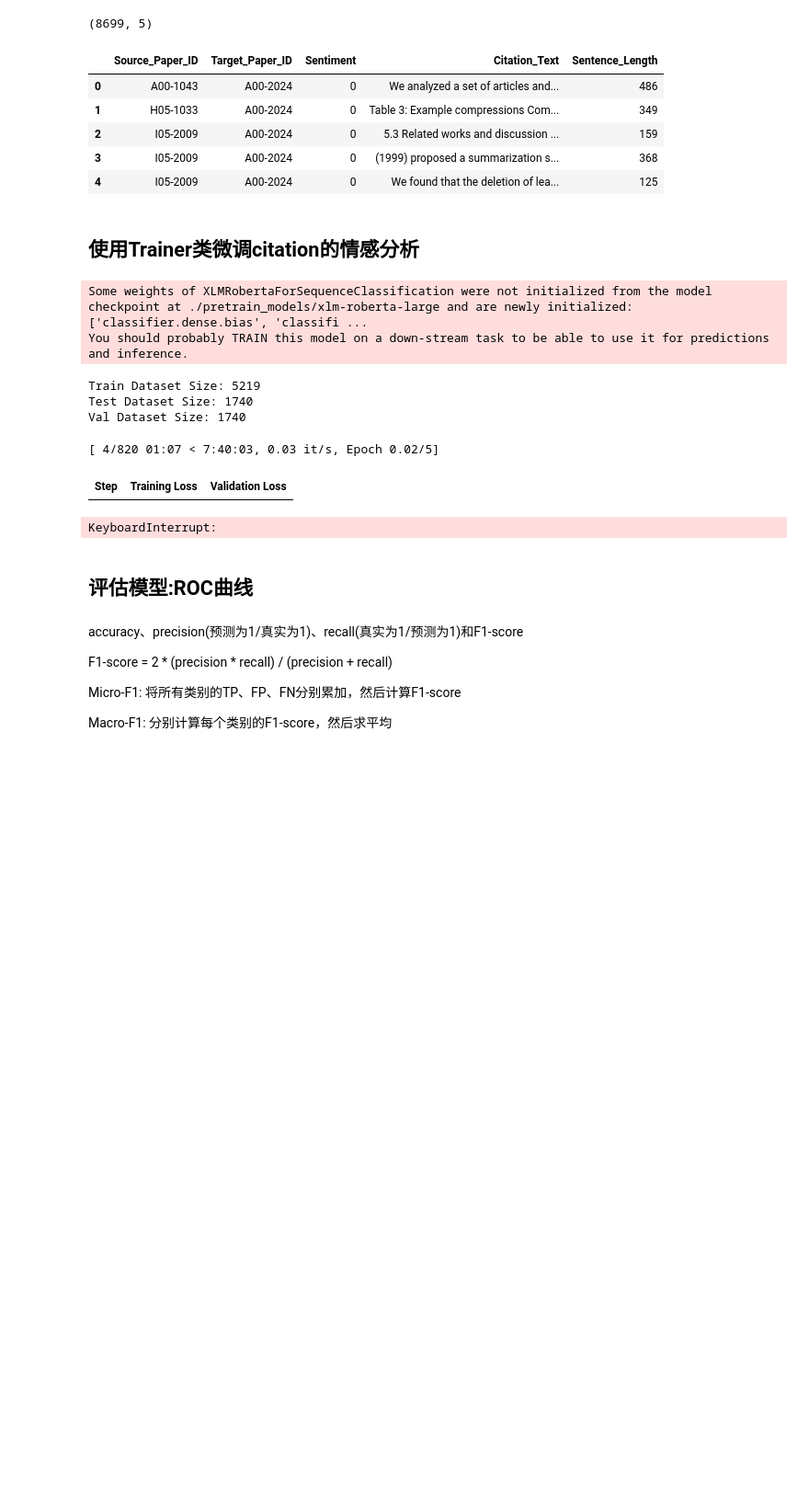
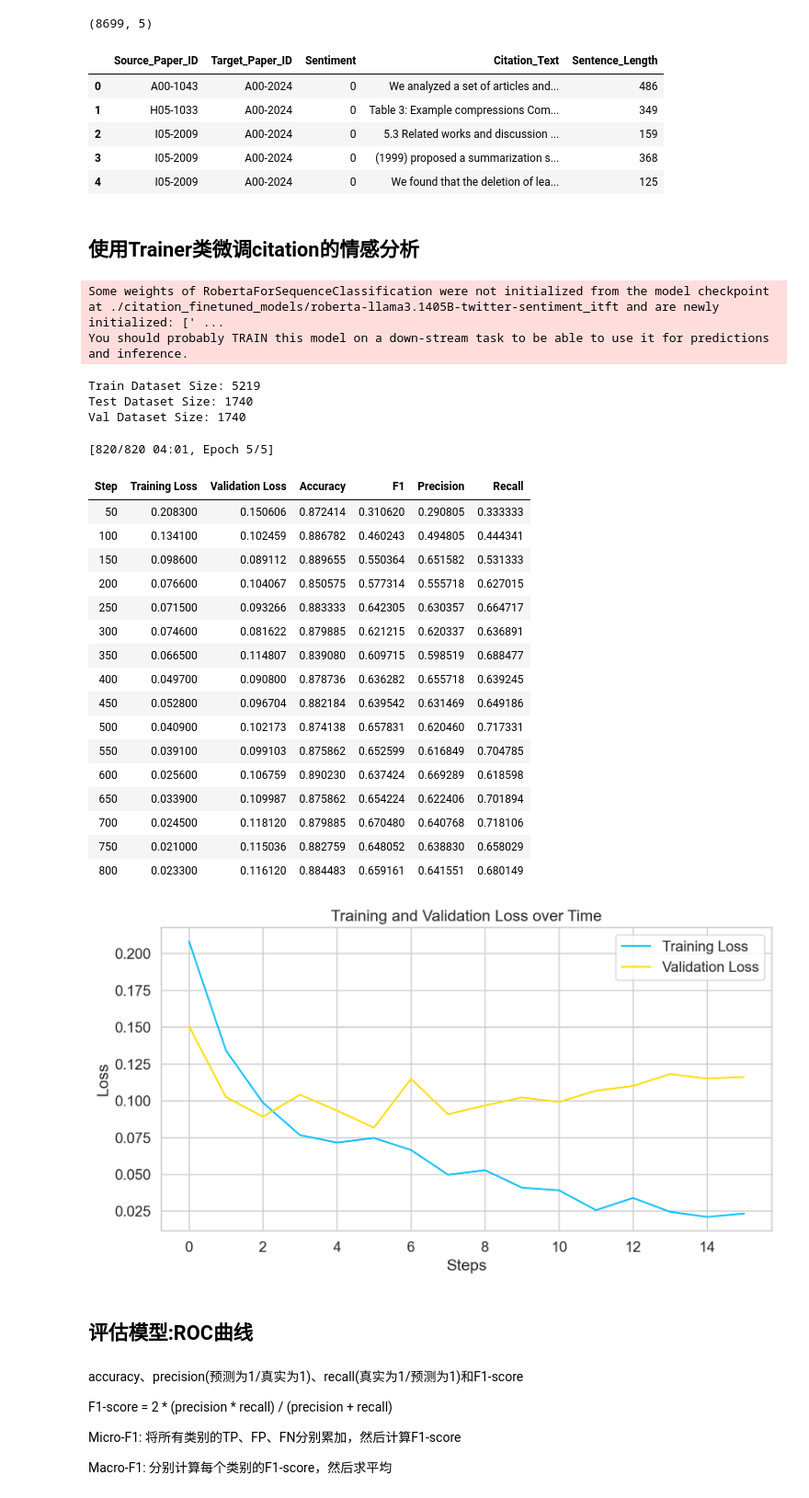
Before and after one commit to goghvan1113/TDCSA, a Jupyter notebook: bert finetuning.ipynb, the cells around one changed output. Shown at 92% size. Cells and saved outputs as stored; diff of their text form; code cells hidden in the pictures; blank space fills up the shorter version.

```diff
--- a/bert finetuning.ipynb
+++ b/bert finetuning.ipynb
@@ -15,0 +21,5 @@ from transformers import AutoTokenizer, AutoModelForSequenceClassification, Trai
+# %%
+sns.set(style='whitegrid', palette='muted', font_scale=1.2)
+HAPPY_COLORS_PALETTE = ["#01BEFE", "#FFDD00", "#FF7D00", "#FF006D", "#ADFF02", "#8F00FF"]
+sns.set_palette(sns.color_palette(HAPPY_COLORS_PALETTE))
+plt.rcParams['figure.figsize'] = 12, 8
@@ -29,18 +45,23 @@ print(device)
 cuda
 # %%
 # 模型相关参数
-base_model_name = 'xlm-roberta-large'
+PRETRAIN = True
+base_model_name = 'roberta-llama3.1405B-twitter-sentiment'
 TEST_DATASET_SIZE = 0.4
 NUM_LABELS = 3
 DATA_PATH = './data/citation_sentiment_corpus_new.csv'
-BASE_MODEL_PATH = f'./pretrain_models/{base_model_name}'
+if PRETRAIN:
+    BASE_MODEL_PATH = f'./citation_finetuned_models/{base_model_name}_itft'
+else:
+    BASE_MODEL_PATH = f'./pretrain_models/{base_model_name}'
 
 # 训练相关参数
 BATCH_SIZE = 32
-loss_type='dsc_loss' # 自定义参数 focal_loss dsc_loss ce_loss asymmetric_loss
-weight_decay = 0.01
-lr = 5e-6
+loss_type='focal_loss' # 自定义参数 focal_loss dsc_loss ce_loss asymmetric_loss
+weight_decay = 0.05  # 0.01
+lr = 2.0e-5  # 2e-5学习率，bs设置较大 5e-6
 num_epochs = 5
+warmup_ratio = 0.1
 warmup_steps = 100
 label_smoothing_factor = 0.1
 
@@ -70,7 +91,7 @@ label2id={"Neutral":0, "Positive":1, "Negative":2}
 model = AutoModelForSequenceClassification.from_pretrained(BASE_MODEL_PATH, num_labels=NUM_LABELS, id2label=id2label, label2id=label2id).to(device)
 tokenizer = AutoTokenizer.from_pretrained(BASE_MODEL_PATH)
 # %% [output]
-Some weights of XLMRobertaForSequenceClassification were not initialized from the model checkpoint at ./pretrain_models/xlm-roberta-large and are newly initialized: ['classifier.dense.bias', 'classifi ...
+Some weights of RobertaForSequenceClassification were not initialized from the model checkpoint at ./citation_finetuned_models/roberta-llama3.1405B-twitter-sentiment_itft and are newly initialized: [' ...
 You should probably TRAIN this model on a down-stream task to be able to use it for predictions and inference.
 # %%
 import datasets
@@ -92,11 +113,8 @@ class MyDataset(torch.utils.data.Dataset):
         return len(self.labels)
 
 
-train_texts, temp_texts, train_labels, temp_labels = train_test_split(
-    df['Citation_Text'].tolist(), df['Sentiment'].tolist(), test_size=TEST_DATASET_SIZE, stratify=df['Sentiment'], random_state=seed)
-
-val_texts, test_texts, val_labels, test_labels = train_test_split(
-    temp_texts, temp_labels, test_size=0.5, stratify=temp_labels, random_state=seed)
+train_texts, temp_texts, train_labels, temp_labels = train_test_split(df['Citation_Text'].tolist(), df['Sentiment'].tolist(), test_size=TEST_DATASET_SIZE, stratify=df['Sentiment'], random_state=seed)
+val_texts, test_texts, val_labels, test_labels = train_test_split(temp_texts, temp_labels, test_size=0.5, stratify=temp_labels, random_state=seed)
 
 train_dataset = MyDataset(tokenizer(train_texts, truncation=True, padding=True, return_tensors='pt', max_length=512), train_labels)
 test_dataset = MyDataset(tokenizer(test_texts, truncation=True, padding=True, return_tensors='pt', max_length=512), test_labels)
@@ -130,7 +148,8 @@ training_args = TrainingArguments(
     per_device_train_batch_size=BATCH_SIZE,
     per_device_eval_batch_size=BATCH_SIZE,
     weight_decay=weight_decay,
-    warmup_steps=warmup_steps,
+    warmup_ratio=warmup_ratio,
+    # warmup_steps=warmup_steps,
     logging_strategy='steps',
     logging_dir=f'./logs/{base_model_name}',            # 日志目录
     logging_steps=50,
@@ -139,8 +158,8 @@ training_args = TrainingArguments(
     disable_tqdm=False,
     save_strategy="steps",
     fp16= torch.cuda.is_available(), # faster and use less memory
-    # metric_for_best_model='F1',
-    # load_best_model_at_end=True,
+    metric_for_best_model='F1',
+    load_best_model_at_end=True,
     # push_to_hub=True,
     # label_smoothing_factor=label_smoothing_factor
 )
@@ -313,36 +365,54 @@ class LossRecorderCallback(TrainerCallback):
         if 'eval_loss' in logs:
             self.eval_losses.append(logs['eval_loss'])
 
     def plot_losses(self):
         plt.figure(figsize=(10, 5))
         plt.plot(self.train_losses, label='Training Loss')
         plt.plot(self.eval_losses, label='Validation Loss')
         plt.xlabel('Steps')
         plt.ylabel('Loss')
         plt.legend()
         plt.title('Training and Validation Loss over Time')
         plt.show()
 
 loss_recorder = LossRecorderCallback()
 
 trainer = CustomTrainer(
     model=model,
     args=training_args,
     train_dataset=train_dataset,
     eval_dataset=val_dataset,
     tokenizer=tokenizer,
     compute_metrics=compute_metrics,
     loss_type=loss_type,  # 自定义参数 focal_loss dsc_loss
     callbacks=[loss_recorder]
 )
 
+start = time.time()
 results = trainer.train()
+train_time = time.time() - start
 loss_recorder.plot_losses()
 # wandb.finish()
 # %% [output]
-[ 4/820 01:07 < 7:40:03, 0.03 it/s, Epoch 0.02/5]
+[820/820 04:01, Epoch 5/5]
-| Step | Training Loss | Validation Loss |
+| Step | Training Loss | Validation Loss | Accuracy | F1 | Precision | Recall |
+| 50 | 0.208300 | 0.150606 | 0.872414 | 0.310620 | 0.290805 | 0.333333 |
+| 100 | 0.134100 | 0.102459 | 0.886782 | 0.460243 | 0.494805 | 0.444341 |
+| 150 | 0.098600 | 0.089112 | 0.889655 | 0.550364 | 0.651582 | 0.531333 |
+| 200 | 0.076600 | 0.104067 | 0.850575 | 0.577314 | 0.555718 | 0.627015 |
+| 250 | 0.071500 | 0.093266 | 0.883333 | 0.642305 | 0.630357 | 0.664717 |
+| 300 | 0.074600 | 0.081622 | 0.879885 | 0.621215 | 0.620337 | 0.636891 |
+| 350 | 0.066500 | 0.114807 | 0.839080 | 0.609715 | 0.598519 | 0.688477 |
+| 400 | 0.049700 | 0.090800 | 0.878736 | 0.636282 | 0.655718 | 0.639245 |
+| 450 | 0.052800 | 0.096704 | 0.882184 | 0.639542 | 0.631469 | 0.649186 |
+| 500 | 0.040900 | 0.102173 | 0.874138 | 0.657831 | 0.620460 | 0.717331 |
+| 550 | 0.039100 | 0.099103 | 0.875862 | 0.652599 | 0.616849 | 0.704785 |
+| 600 | 0.025600 | 0.106759 | 0.890230 | 0.637424 | 0.669289 | 0.618598 |
+| 650 | 0.033900 | 0.109987 | 0.875862 | 0.654224 | 0.622406 | 0.701894 |
+| 700 | 0.024500 | 0.118120 | 0.879885 | 0.670480 | 0.640768 | 0.718106 |
+| 750 | 0.021000 | 0.115036 | 0.882759 | 0.648052 | 0.638830 | 0.658029 |
+| 800 | 0.023300 | 0.116120 | 0.884483 | 0.659161 | 0.641551 | 0.680149 |
-KeyboardInterrupt:
+[figure, added]
 # %% [markdown]
 ## 评估模型:ROC曲线
 # %% [markdown]
```
Also changed, not shown: parts of 9 cells of this notebook, 2 other files.
